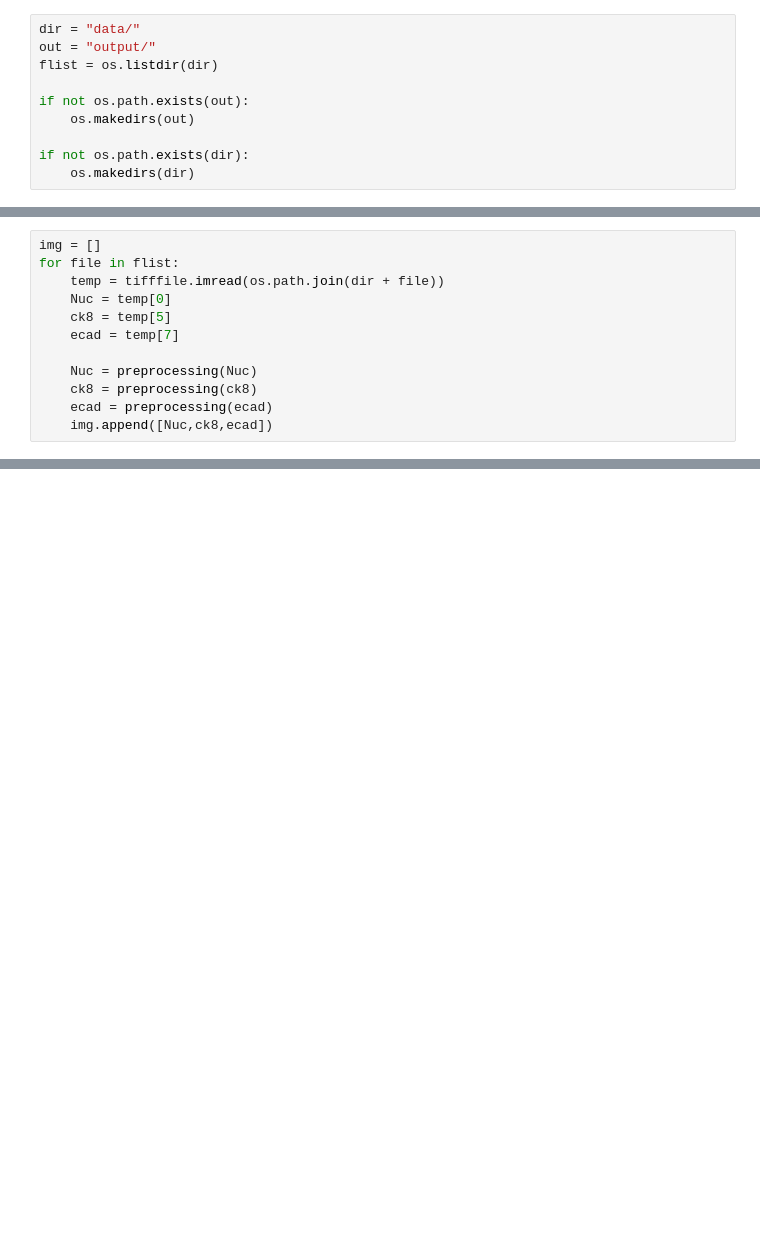
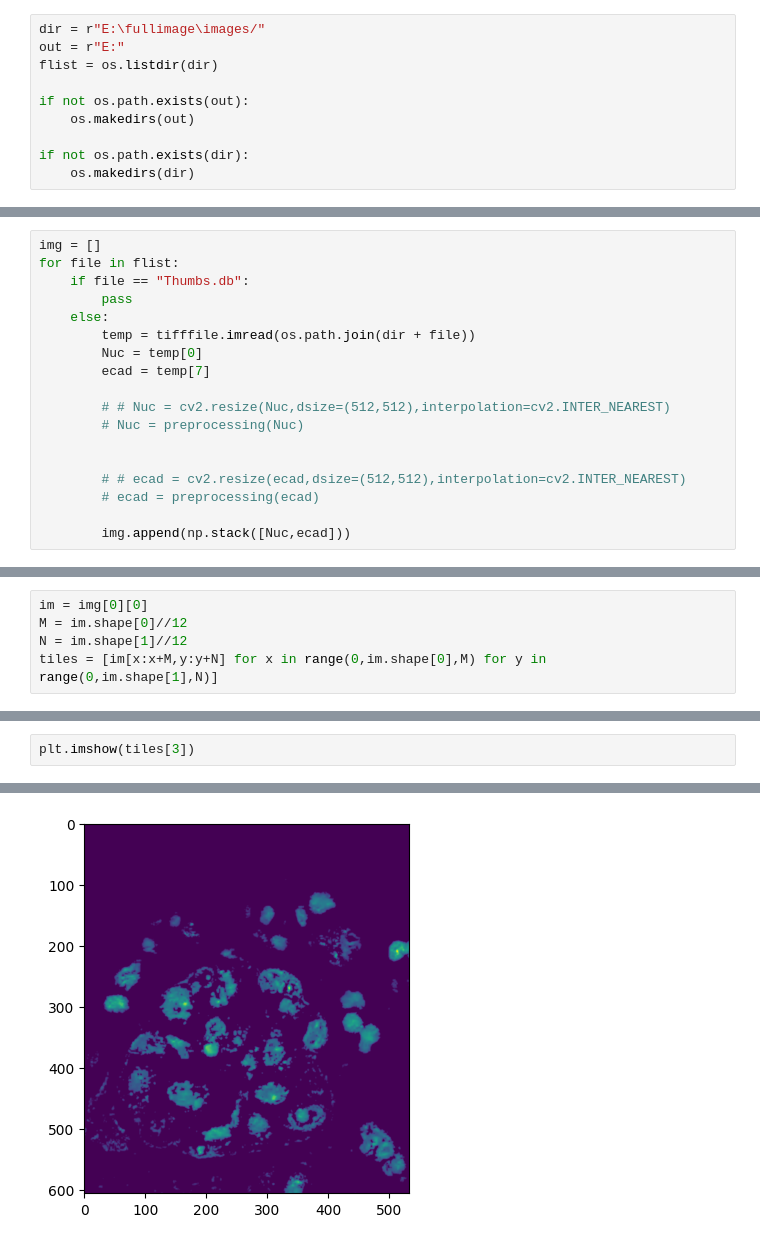
Before and after one commit to milesbailey121/cellpose, a Jupyter notebook: preprocessing.ipynb, the cells around one changed output, grey strips where cells are left out. Drawn from its saved outputs; the diff is of its cells as text; blank space fills up the shorter version.

Commit message:
Trainign code and preprocessing slices, and comparison

```diff
--- a/preprocessing.ipynb
+++ b/preprocessing.ipynb
@@ -7,6 +9,6 @@ import tifffile
 # %%
-dir = "data/"
-out = "output/"
+dir = r"E:\fullimage\images/"
+out = r"E:"
 flist = os.listdir(dir)
 
 if not os.path.exists(out):
@@ -26,12 +19,18 @@ def preprocessing(img):
 # %%
 img = []
 for file in flist:
-    temp = tifffile.imread(os.path.join(dir + file))
-    Nuc = temp[0]
-    ck8 = temp[5]
-    ecad = temp[7]
+    if file == "Thumbs.db":
+        pass
+    else:
+        temp = tifffile.imread(os.path.join(dir + file))
+        Nuc = temp[0]
+        ecad = temp[7]
 
-    Nuc = preprocessing(Nuc)
-    ck8 = preprocessing(ck8)
-    ecad = preprocessing(ecad)
-    img.append([Nuc,ck8,ecad])
+        # # Nuc = cv2.resize(Nuc,dsize=(512,512),interpolation=cv2.INTER_NEAREST)
+        # Nuc = preprocessing(Nuc)
+
+
+        # # ecad = cv2.resize(ecad,dsize=(512,512),interpolation=cv2.INTER_NEAREST)
+        # ecad = preprocessing(ecad)
+
+        img.append(np.stack([Nuc,ecad]))
@@ -58,0 +40,5 @@ WARNING: "Unable to open monitor interface to \\\\.\\DISPLAY2:" "The operation c
+# %%
+im = img[0][0]
+M = im.shape[0]//12
+N = im.shape[1]//12
+tiles = [im[x:x+M,y:y+N] for x in range(0,im.shape[0],M) for y in range(0,im.shape[1],N)]
@@ -58,0 +49,3 @@ WARNING: "Unable to open monitor interface to \\\\.\\DISPLAY2:" "The operation c
+# %%
+plt.imshow(tiles[3])
+# %% [output]
@@ -58,0 +53 @@ WARNING: "Unable to open monitor interface to \\\\.\\DISPLAY2:" "The operation c
+[figure, added]
```
Also changed, not shown: parts of 12 cells of this notebook, 3 other files.
